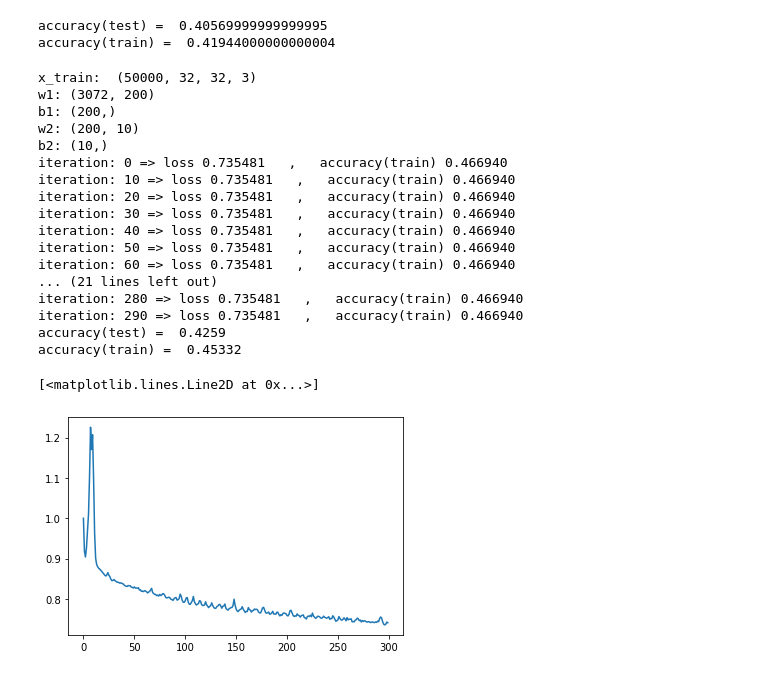
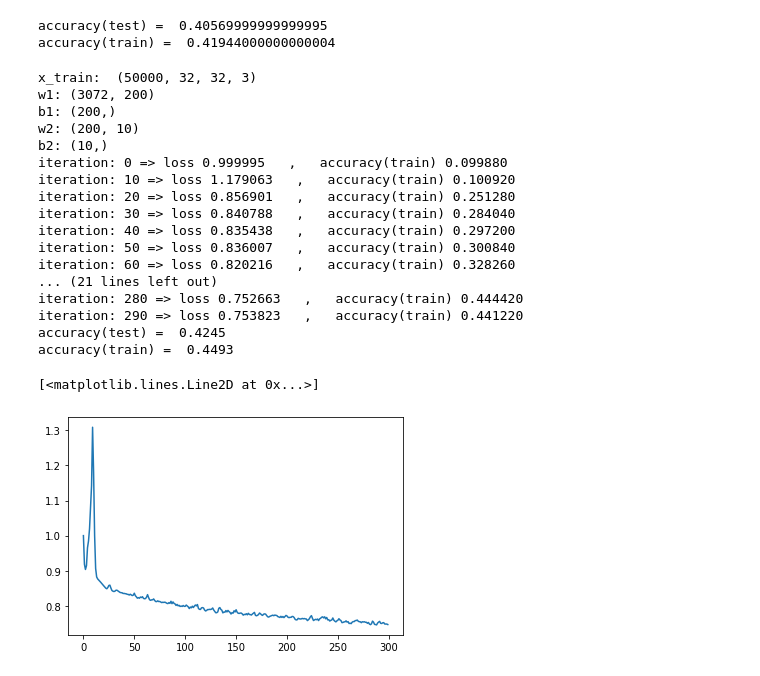
Before and after one commit to jeyatharani/assign, a Jupyter notebook: Assignment_04.ipynb, the cells around one changed output. Drawn from its saved outputs; the diff is of its cells as text; code cells hidden in the pictures.

```diff
--- a/Assignment_04.ipynb
+++ b/Assignment_04.ipynb
@@ -188,45 +188,45 @@ for t in range(iterations):
   d_b1=(dh*h*(1-h)).sum(axis=0)
 
   tra_ac=1.0-(np.count_nonzero(np.abs(np.argmax(y_tra,axis=1)-np.argmax(Ypr,axis=1))))/Ntr
   train_acc_history.append(tra_ac)
 
   w1-=lr*d_w1
   w2-=lr*d_w2
   b1-=lr*d_b1
   b2-=lr*d_b2
   lr*=lr_decay
 
   if t%10==0:
-    print('iteration: %d => loss %f   ,   accuracy(train) %f' %(t,loss,acc))
+    print('iteration: %d => loss %f   ,   accuracy(train) %f' %(t,ls_h,tra_ac))
 
 # accuracies
-h_trn=1.0/(1.0 + np.exp(-x_train.dot(w1)-b1))
-h_tst=1.0/(1.0 + np.exp(-x_test.dot(w1)-b1))
+h_trn=1.0/(1.0 + np.exp(-(x_train.dot(w1)+b1)))
+h_tst=1.0/(1.0 + np.exp(-(x_test.dot(w1)+b1)))
 
 Ypr_trn=h_trn.dot(w2) + b2
 Ypr_tst=h_tst.dot(w2) + b2
 
 accuracy_trn=(Ntr-np.count_nonzero(np.abs(np.argmax(y_train,axis=1)-np.argmax(Ypr_trn,axis=1))))/Ntr
 accuracy_tst=(Nte-np.count_nonzero(np.abs(np.argmax(y_test,axis=1)-np.argmax(Ypr_tst,axis=1))))/Nte
 print('accuracy(test) = ',accuracy_tst, '\naccuracy(train) = ',accuracy_trn)
 plt.plot(loss_history)
 # %% [output]
 x_train:  (50000, 32, 32, 3)
 w1: (3072, 200)
 b1: (200,)
 w2: (200, 10)
 b2: (10,)
-iteration: 0 => loss 0.735481   ,   accuracy(train) 0.466940
-iteration: 10 => loss 0.735481   ,   accuracy(train) 0.466940
-iteration: 20 => loss 0.735481   ,   accuracy(train) 0.466940
-iteration: 30 => loss 0.735481   ,   accuracy(train) 0.466940
-iteration: 40 => loss 0.735481   ,   accuracy(train) 0.466940
-iteration: 50 => loss 0.735481   ,   accuracy(train) 0.466940
-iteration: 60 => loss 0.735481   ,   accuracy(train) 0.466940
+iteration: 0 => loss 0.999995   ,   accuracy(train) 0.099880
+iteration: 10 => loss 1.179063   ,   accuracy(train) 0.100920
+iteration: 20 => loss 0.856901   ,   accuracy(train) 0.251280
+iteration: 30 => loss 0.840788   ,   accuracy(train) 0.284040
+iteration: 40 => loss 0.835438   ,   accuracy(train) 0.297200
+iteration: 50 => loss 0.836007   ,   accuracy(train) 0.300840
+iteration: 60 => loss 0.820216   ,   accuracy(train) 0.328260
 ... (21 lines left out)
-iteration: 280 => loss 0.735481   ,   accuracy(train) 0.466940
-iteration: 290 => loss 0.735481   ,   accuracy(train) 0.466940
-accuracy(test) =  0.4259
-accuracy(train) =  0.45332
+iteration: 280 => loss 0.752663   ,   accuracy(train) 0.444420
+iteration: 290 => loss 0.753823   ,   accuracy(train) 0.441220
+accuracy(test) =  0.4245
+accuracy(train) =  0.4493
 [<matplotlib.lines.Line2D at 0x...>]
-[figure, old version]
+[figure, new version]
```
Also changed, not shown: parts of 1 cell of this notebook.
